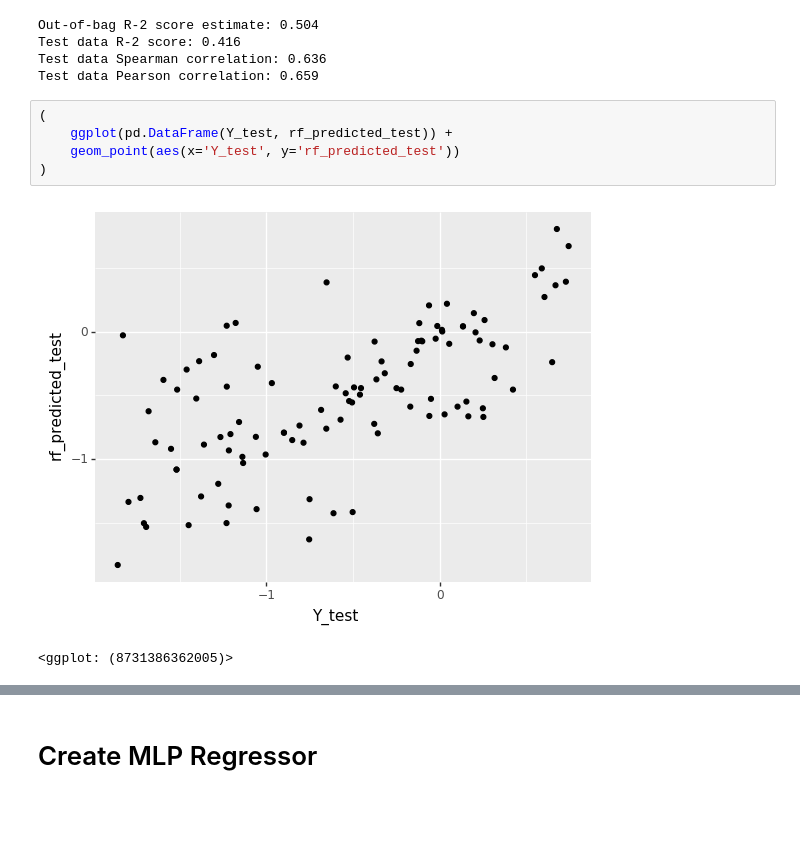
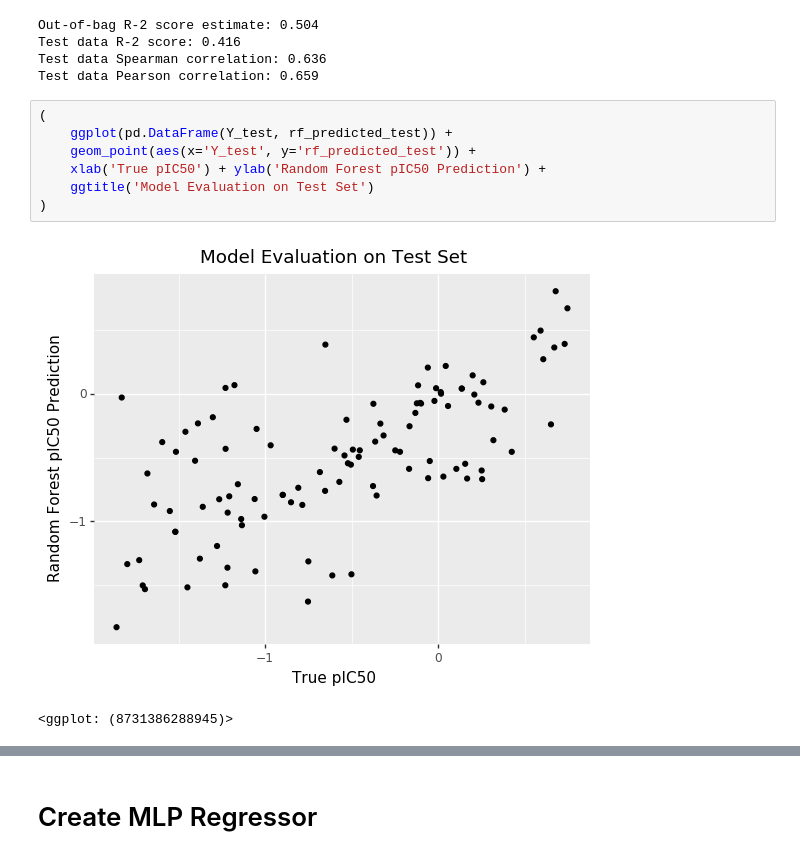
Before and after one commit to SABS-DataScienceForDrugDiscovery-9/COVID_moonshot_analysis, a Jupyter notebook: workflow_presentation.ipynb, the cells around one changed output, grey strips where cells are left out. Drawn from its saved outputs; the diff is of its cells as text; blank space fills up the shorter version.

```diff
--- a/workflow_presentation.ipynb
+++ b/workflow_presentation.ipynb
@@ -248,11 +248,13 @@ Test data Pearson correlation: 0.659
 # %%
 (
     ggplot(pd.DataFrame(Y_test, rf_predicted_test)) +
-    geom_point(aes(x='Y_test', y='rf_predicted_test'))
+    geom_point(aes(x='Y_test', y='rf_predicted_test')) +
+    xlab('True pIC50') + ylab('Random Forest pIC50 Prediction') +
+    ggtitle('Model Evaluation on Test Set')
 )
 # %% [output]
-[figure, old version]
+[figure, new version]
-<ggplot: (8731386362005)>
+<ggplot: (8731386288945)>
 # %%
 (
     ggplot(pd.DataFrame(Y_train, rf_predicted_train)) +
```
Also changed, not shown: parts of 3 cells of this notebook.
